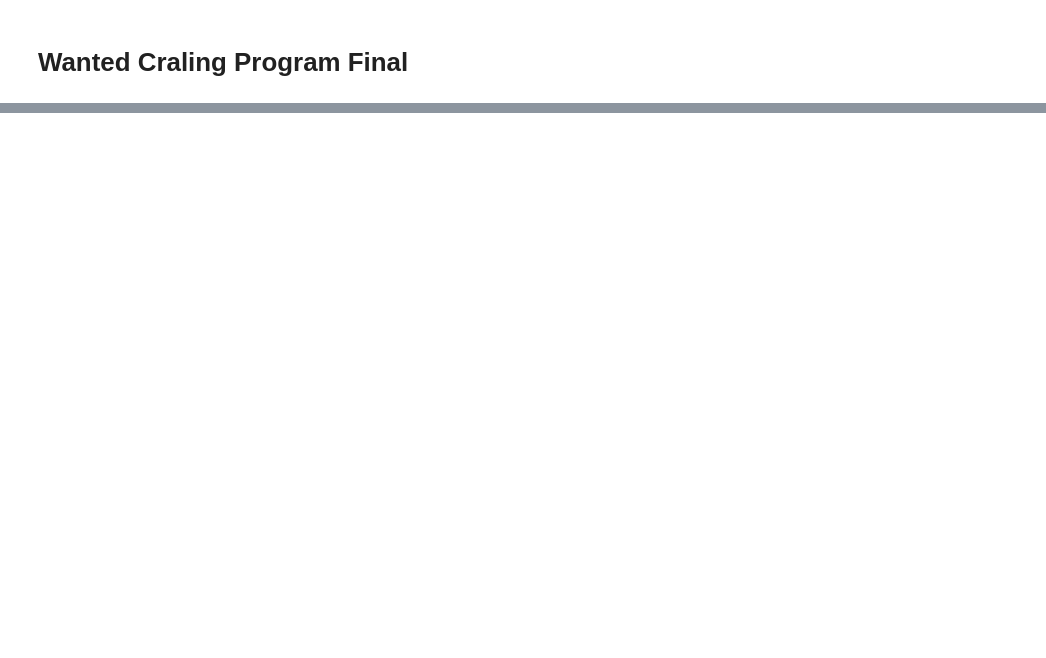
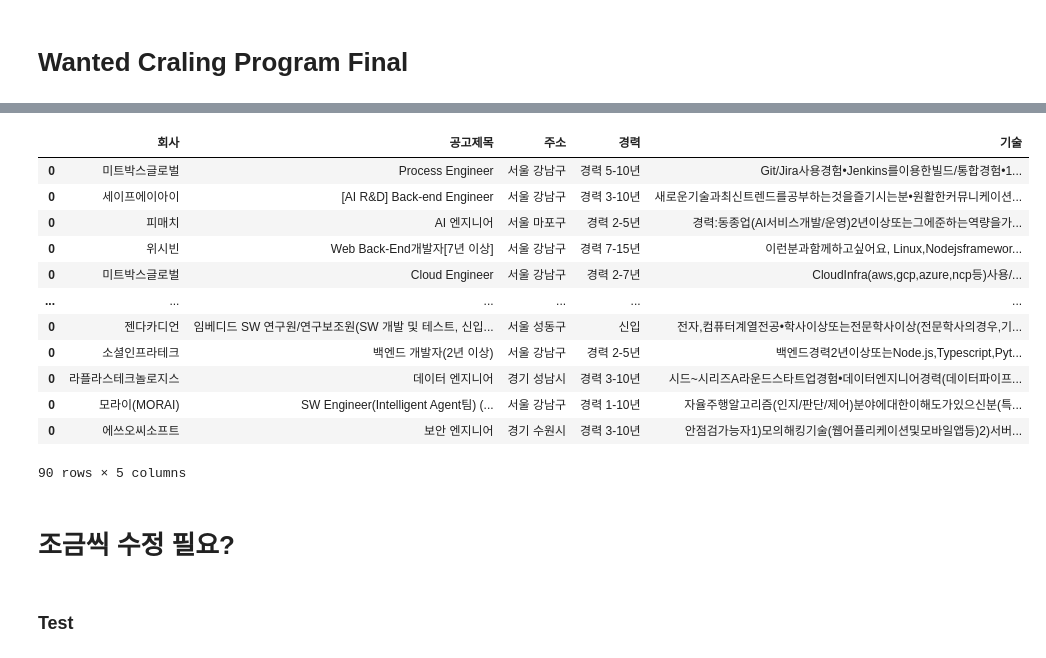
Before and after one commit to Pepi10/b7_Crawling, a Jupyter notebook: 김재경/wanted.ipynb, the cells around one changed output, grey strips where cells are left out. Saved outputs shown, nothing was run; the diff lists cells and outputs as text; code cells hidden in the pictures; blank space fills up the shorter version.

```diff
--- a/김재경/wanted.ipynb
+++ b/김재경/wanted.ipynb
@@ -446,13 +331,0 @@ def 제발돼라(start_post, end_post):
-# %%
-# for start_post in range(1, 인덱스, 로그인 페이지 안나오도록 초기화 진행할 숫자)
-# end_post = min(start_post + 로그인 페이지 안나오도록 초기화 진행할 숫자, 인덱스)
-try:
-    final_wan_res = pd.DataFrame(columns=['회사', '공고제목', '주소', '경력', '기술'])
-    for start_post in range(90, 100, 2):
-        end_post = min(start_post + 2, 100)
-
-        제발돼라(start_post, end_post)
-
-        final_wan_res = pd.concat([final_wan_res, 제발돼라(start_post, end_post)])
-except Exception as exception:
-    print('오류', exception)
@@ -492,18 +347,20 @@ import time
 # 함수 생성
 def 제발돼라(start_post, end_post):
     chrome_options = Options()
+
+    chrome_options.add_experimental_option("detach", True)
     # 창 크기에 따라 XPATH가 달라져 크기 고정
     chrome_options.add_argument("--start-maximized")
     # 알림 표시 제거
     chrome_options.add_argument("--disable-notifications")
 
     driver = webdriver.Chrome(options=chrome_options)
-    # URL은 변경해야함
-    url = "https://www.wanted.co.kr/wdlist/518?country=kr&job_sort=job.recommend_order&years=-1&skill_tags=1698&selected=10110&selected=873&selected=872&selected=669&selected=660&locations=all"
+    # URL은 변경해야함 (현재 소프트웨어 엔지니어)
+    url = "https://www.wanted.co.kr/wdlist/518/10110?country=kr&job_sort=job.recommend_order&years=-1&locations=all"
 
     driver.get(url)
 
-    wanted_res = pd.DataFrame(columns=['회사', '공고제목', '주소', '경력', '기술'])
+    wanted_res = pd.DataFrame(columns=['기업명', '주소', '직무', '이용하는기술스택', '자격요건', '직급', '우대사항'])
 
     # aws 검색하기
     search = WebDriverWait(driver, 10).until(
@@ -560,10 +417,10 @@ def 제발돼라(start_post, end_post):
 
 
             # 공고 클릭 후 Data Crawling
-            title = WebDriverWait(driver, 10).until(
+            corp = WebDriverWait(driver, 10).until(
                 EC.presence_of_element_located(
                     (
-                    By.XPATH, '//*[@id="__next"]/main/div[1]/div/section/header/h1'
+                    By.XPATH, '//*[@id="__next"]/main/div[1]/div/section/header/div/div[1]/a'
                     )
                     )
                     ).text
@@ -571,12 +428,12 @@ def 제발돼라(start_post, end_post):
                 By.XPATH, '//*[@id="__next"]/main/div[1]/div/section/header/div/div[1]/a'
                 ).text
             address = driver.find_element(
-                By.XPATH, '//*[@id="__next"]/main/div[1]/div/section/header/div/div[1]/span[2]'
+                By.XPATH, '//*[@id="__next"]/main/div[1]/div/section/section/article[4]/div/div/span'
                 ).text
             car = driver.find_element(
                 By.XPATH, '//*[@id="__next"]/main/div[1]/div/section/header/div/div[1]/span[4]'
                 ).text
-            tec = re.sub(
+            main = re.sub(
                 '\s', '', driver.find_element(
                     By.XPATH, '//*[@id="__next"]/main/div[1]/div/section/section/article[1]/div/div[2]/p/span'
                     ).text
@@ -584,8 +441,8 @@ def 제발돼라(start_post, end_post):
 
             # Data 인덱스 아래부터 concat
             wanted_temp = pd.DataFrame(
-                [corp, title, address, car, tec],
-                index = ['회사', '공고제목', '주소', '경력', '기술']
+                [corp, address, 직무 , 우대사항, main, car, 우대사항],
+                index = ['기업명', '주소', '직무', '이용하는기술스택', '자격요건', '직급', '우대사항']
                 ).T
             wanted_res = pd.concat(
                 [wanted_res, wanted_temp]
@@ -603,8 +460,8 @@ def 제발돼라(start_post, end_post):
 # for start_post in range(1, 인덱스, 로그인 페이지 안나오도록 초기화 진행할 숫자)
 # end_post = start_post + 로그인 페이지 안나오도록 초기화 진행할 숫자
 try:
-    final_wan_res = pd.DataFrame(columns=['회사', '공고제목', '주소', '경력', '기술'])
-    for start_post in range(337, 1000, 3):
+    final_wan_res = pd.DataFrame(columns=['기업명', '주소', '경력', '기술'])
+    for start_post in range(1, 1000, 3):
         end_post = start_post + 3
 
         final_wan_res = pd.concat([final_wan_res, 제발돼라(start_post, end_post)])
@@ -630,0 +488,18 @@ Stacktrace:
+# %%
+final_wan_res
+# %% [output]
+|  | 회사 | 공고제목 | 주소 | 경력 | 기술 |
+| 0 | 미트박스글로벌 | Process Engineer | 서울 강남구 | 경력 5-10년 | Git/Jira사용경험•Jenkins를이용한빌드/통합경험•1... |
+| 0 | 세이프에이아이 | [AI R&D] Back-end Engineer | 서울 강남구 | 경력 3-10년 | 새로운기술과최신트렌드를공부하는것을즐기시는분•원활한커뮤니케이션... |
+| 0 | 피매치 | AI 엔지니어 | 서울 마포구 | 경력 2-5년 | 경력:동종업(AI서비스개발/운영)2년이상또는그에준하는역량을가... |
+| 0 | 위시빈 | Web Back-End개발자[7년 이상] | 서울 강남구 | 경력 7-15년 | 이런분과함께하고싶어요, Linux,Nodejsframewor... |
+| 0 | 미트박스글로벌 | Cloud Engineer | 서울 강남구 | 경력 2-7년 | CloudInfra(aws,gcp,azure,ncp등)사용/... |
+| ... | ... | ... | ... | ... | ... |
+| 0 | 젠다카디언 | 임베디드 SW 연구원/연구보조원(SW 개발 및 테스트, 신입... | 서울 성동구 | 신입 | 전자,컴퓨터계열전공•학사이상또는전문학사이상(전문학사의경우,기... |
+| 0 | 소셜인프라테크 | 백엔드 개발자(2년 이상) | 서울 강남구 | 경력 2-5년 | 백엔드경력2년이상또는Node.js,Typescript,Pyt... |
+| 0 | 라플라스테크놀로지스 | 데이터 엔지니어 | 경기 성남시 | 경력 3-10년 | 시드~시리즈A라운드스타트업경험•데이터엔지니어경력(데이터파이프... |
+| 0 | 모라이(MORAI) | SW Engineer(Intelligent Agent팀) (... | 서울 강남구 | 경력 1-10년 | 자율주행알고리즘(인지/판단/제어)분야에대한이해도가있으신분(특... |
+| 0 | 에쓰오씨소프트 | 보안 엔지니어 | 경기 수원시 | 경력 3-10년 | 안점검가능자1)모의해킹기술(웹어플리케이션및모바일앱등)2)서버... |
+90 rows × 5 columns
+# %% [markdown]
+# 조금씩 수정 필요?
@@ -630,0 +522,2 @@ Stacktrace:
+# %% [markdown]
+### Test
```
Also changed, not shown: parts of 13 cells of this notebook.
